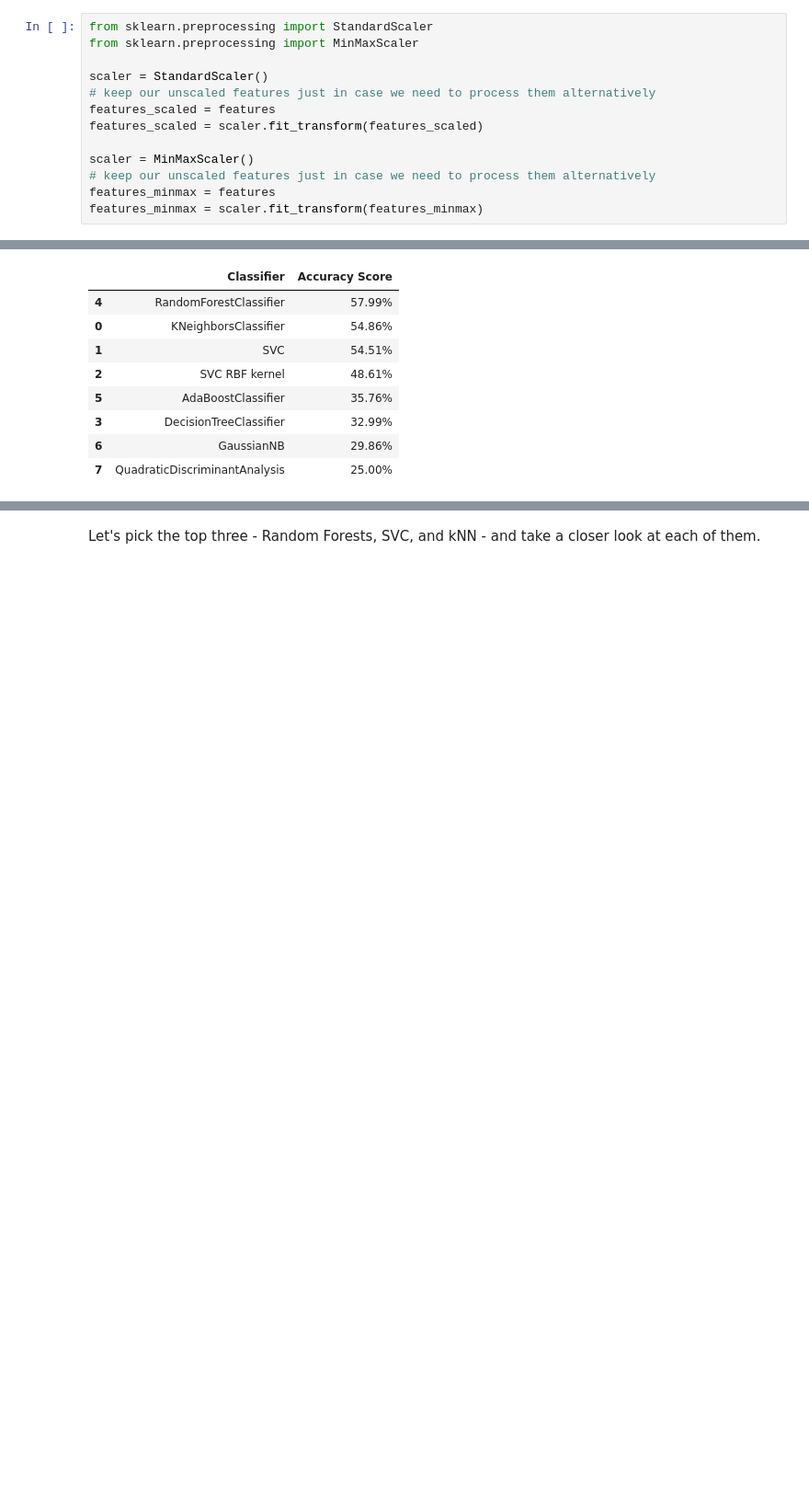
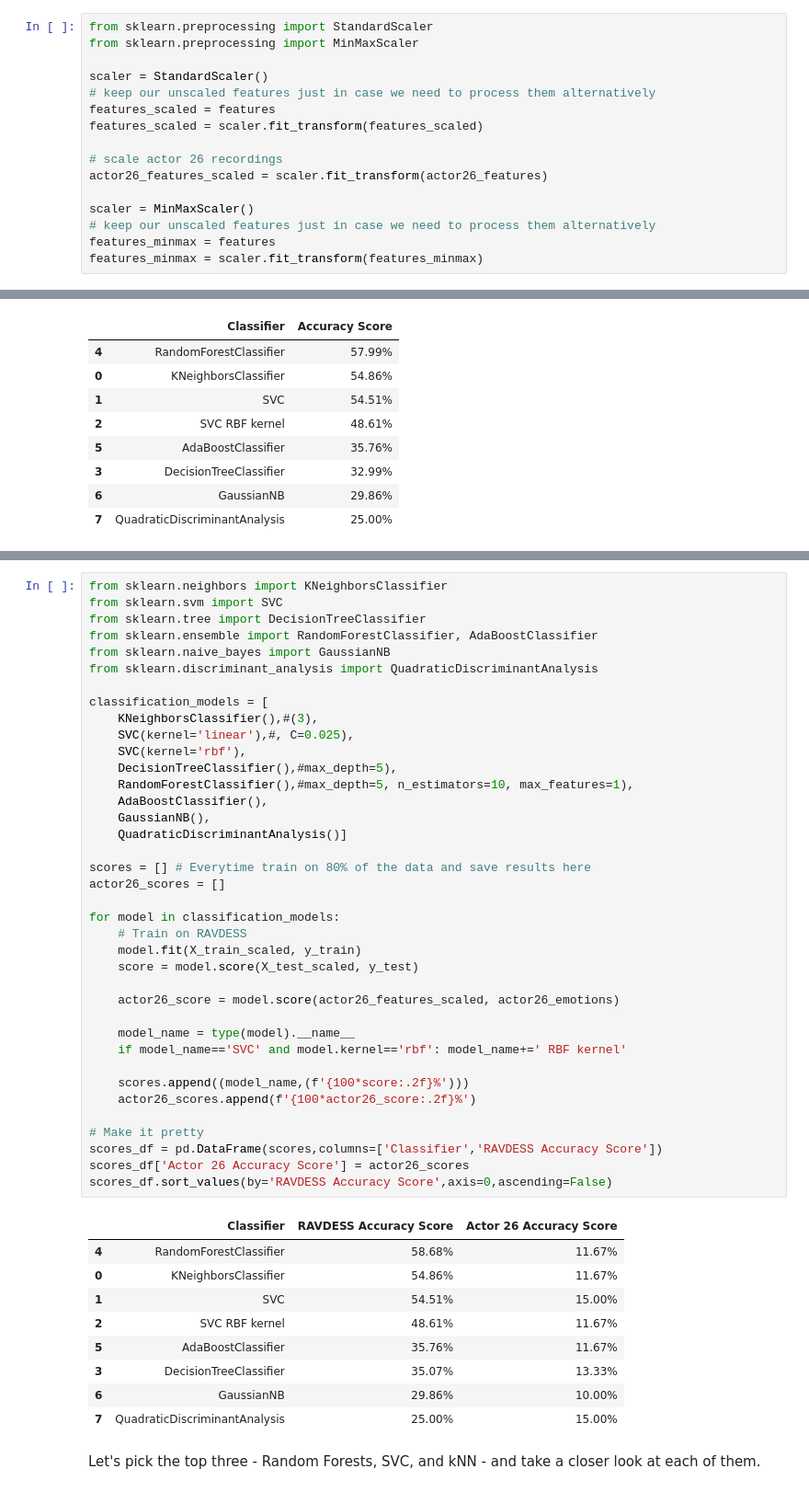
Before and after one commit to kaylawwong/Week3-ClassicML, a Jupyter notebook: Week_3_MachineLearning.ipynb, the cells around one changed output, grey strips where cells are left out. Shown: that part at 92% size. Saved outputs shown, nothing was run; the diff lists cells and outputs as text; blank space fills up the shorter version.

```diff
--- a/Week_3_MachineLearning.ipynb
+++ b/Week_3_MachineLearning.ipynb
@@ -397,6 +395,9 @@ scaler = StandardScaler()
 features_scaled = features
 features_scaled = scaler.fit_transform(features_scaled)
 
+# scale actor 26 recordings
+actor26_features_scaled = scaler.fit_transform(actor26_features)
+
 scaler = MinMaxScaler()
 # keep our unscaled features just in case we need to process them alternatively
 features_minmax = features
@@ -605,3 +626,51 @@ scores_df.sort_values(by='Accuracy Score',axis=0,ascending=False)
+# %%
+from sklearn.neighbors import KNeighborsClassifier
+from sklearn.svm import SVC
+from sklearn.tree import DecisionTreeClassifier
+from sklearn.ensemble import RandomForestClassifier, AdaBoostClassifier
+from sklearn.naive_bayes import GaussianNB
+from sklearn.discriminant_analysis import QuadraticDiscriminantAnalysis
+
+classification_models = [
+    KNeighborsClassifier(),#(3),
+    SVC(kernel='linear'),#, C=0.025),
+    SVC(kernel='rbf'),
+    DecisionTreeClassifier(),#max_depth=5),
+    RandomForestClassifier(),#max_depth=5, n_estimators=10, max_features=1),
+    AdaBoostClassifier(),
+    GaussianNB(),
+    QuadraticDiscriminantAnalysis()]
+
+scores = [] # Everytime train on 80% of the data and save results here
+actor26_scores = []
+
+for model in classification_models:
+    # Train on RAVDESS
+    model.fit(X_train_scaled, y_train)
+    score = model.score(X_test_scaled, y_test)
+
+    actor26_score = model.score(actor26_features_scaled, actor26_emotions)
+
+    model_name = type(model).__name__
+    if model_name=='SVC' and model.kernel=='rbf': model_name+=' RBF kernel'
+
+    scores.append((model_name,(f'{100*score:.2f}%')))
+    actor26_scores.append(f'{100*actor26_score:.2f}%')
+
+# Make it pretty
+scores_df = pd.DataFrame(scores,columns=['Classifier','RAVDESS Accuracy Score'])
+scores_df['Actor 26 Accuracy Score'] = actor26_scores
+scores_df.sort_values(by='RAVDESS Accuracy Score',axis=0,ascending=False)
+# %% [output]
+|  | Classifier | RAVDESS Accuracy Score | Actor 26 Accuracy Score |
+| 4 | RandomForestClassifier | 58.68% | 11.67% |
+| 0 | KNeighborsClassifier | 54.86% | 11.67% |
+| 1 | SVC | 54.51% | 15.00% |
+| 2 | SVC RBF kernel | 48.61% | 11.67% |
+| 5 | AdaBoostClassifier | 35.76% | 11.67% |
+| 3 | DecisionTreeClassifier | 35.07% | 13.33% |
+| 6 | GaussianNB | 29.86% | 10.00% |
+| 7 | QuadraticDiscriminantAnalysis | 25.00% | 15.00% |
 # %% [markdown]
 Let's pick the top three - Random Forests, SVC, and kNN - and take a closer look at each of them.
 # %% [markdown]
```
Also changed, not shown: parts of 9 cells of this notebook.
